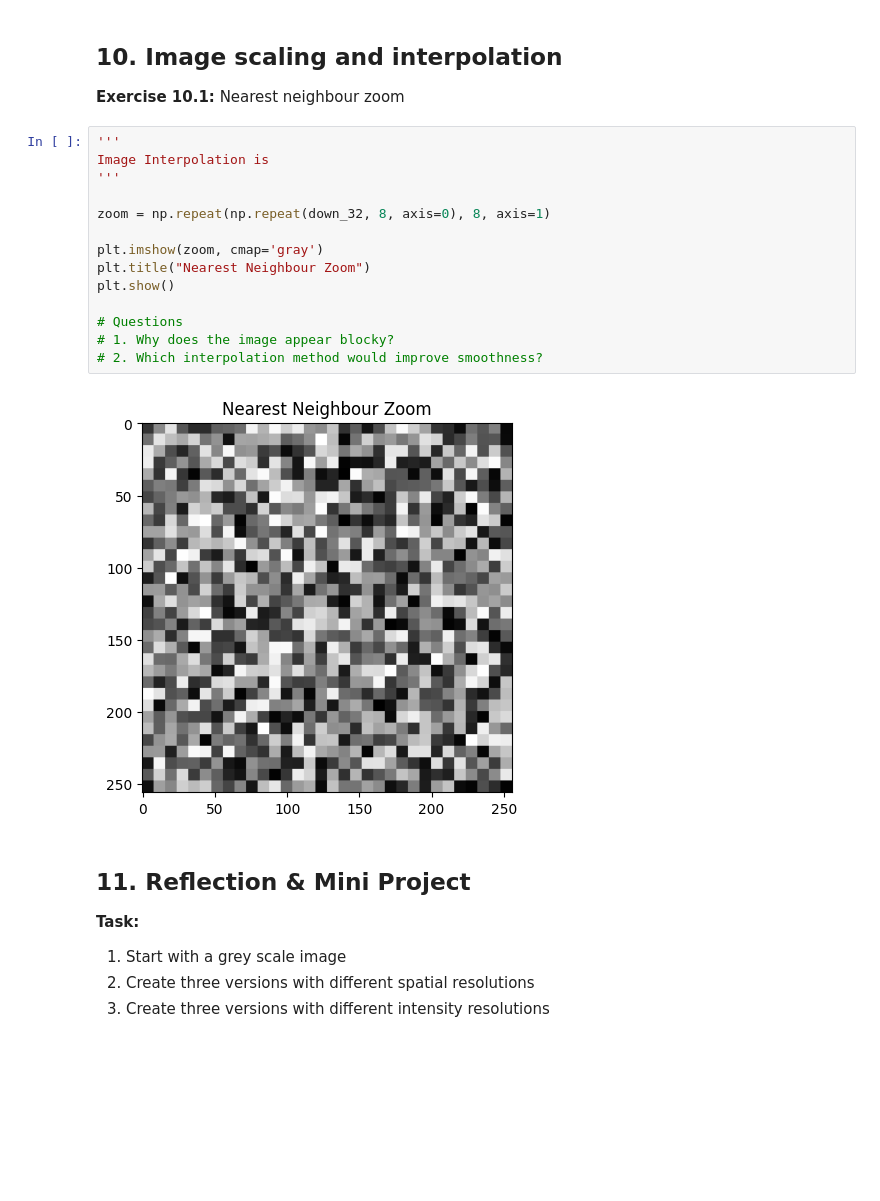
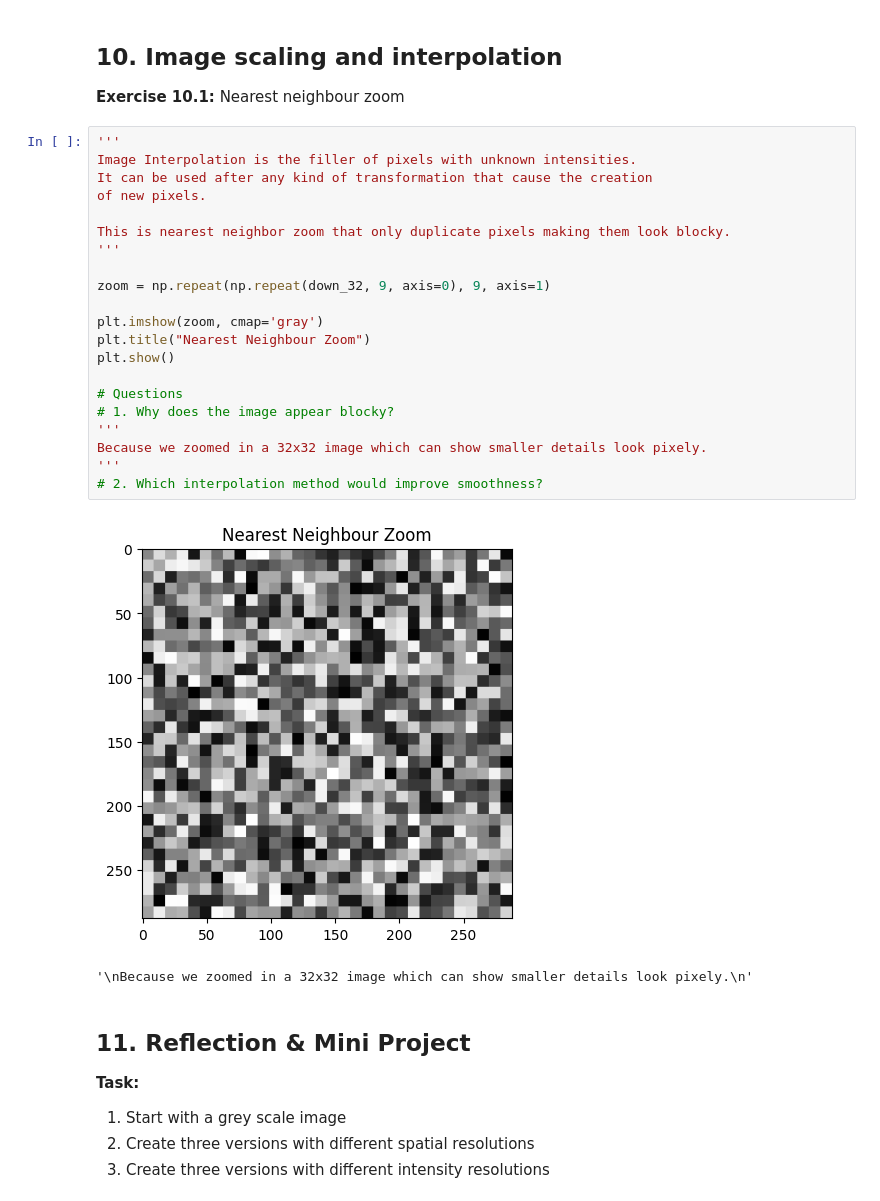
Before and after one commit to BashayrA/Digital-Image-Processing---Labs, a Jupyter notebook: lab2-BashayrA/Lab2.ipynb, the cells around one changed output. Saved outputs shown, nothing was run; the diff lists cells and outputs as text; blank space fills up the shorter version.

```diff
--- a/lab2-BashayrA/Lab2.ipynb
+++ b/lab2-BashayrA/Lab2.ipynb
@@ -282,20 +287,28 @@ plt.show()
 **Exercise 10.1:** Nearest neighbour zoom
 # %%
 '''
-Image Interpolation is
+Image Interpolation is the filler of pixels with unknown intensities.
+It can be used after any kind of transformation that cause the creation
+of new pixels.
+
+This is nearest neighbor zoom that only duplicate pixels making them look blocky.
 '''
 
-zoom = np.repeat(np.repeat(down_32, 8, axis=0), 8, axis=1)
+zoom = np.repeat(np.repeat(down_32, 9, axis=0), 9, axis=1)
 
 plt.imshow(zoom, cmap='gray')
 plt.title("Nearest Neighbour Zoom")
 plt.show()
 
 # Questions
 # 1. Why does the image appear blocky?
+'''
+Because we zoomed in a 32x32 image which can show smaller details look pixely.
+'''
 # 2. Which interpolation method would improve smoothness?
 # %% [output]
-[figure, old version]
+[figure, new version]
+'\nBecause we zoomed in a 32x32 image which can show smaller details look pixely.\n'
 # %% [markdown]
 ## **11. Reflection & Mini Project**
 **Task:**
```
Also changed, not shown: parts of 6 cells of this notebook.
